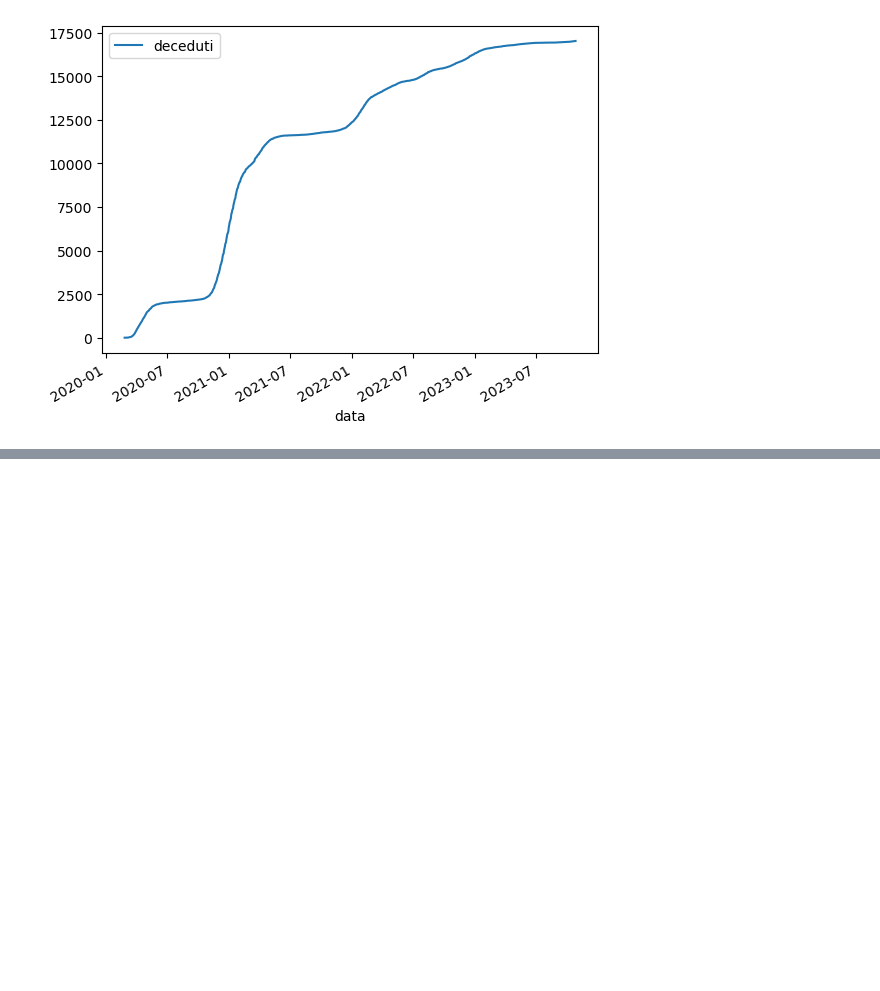
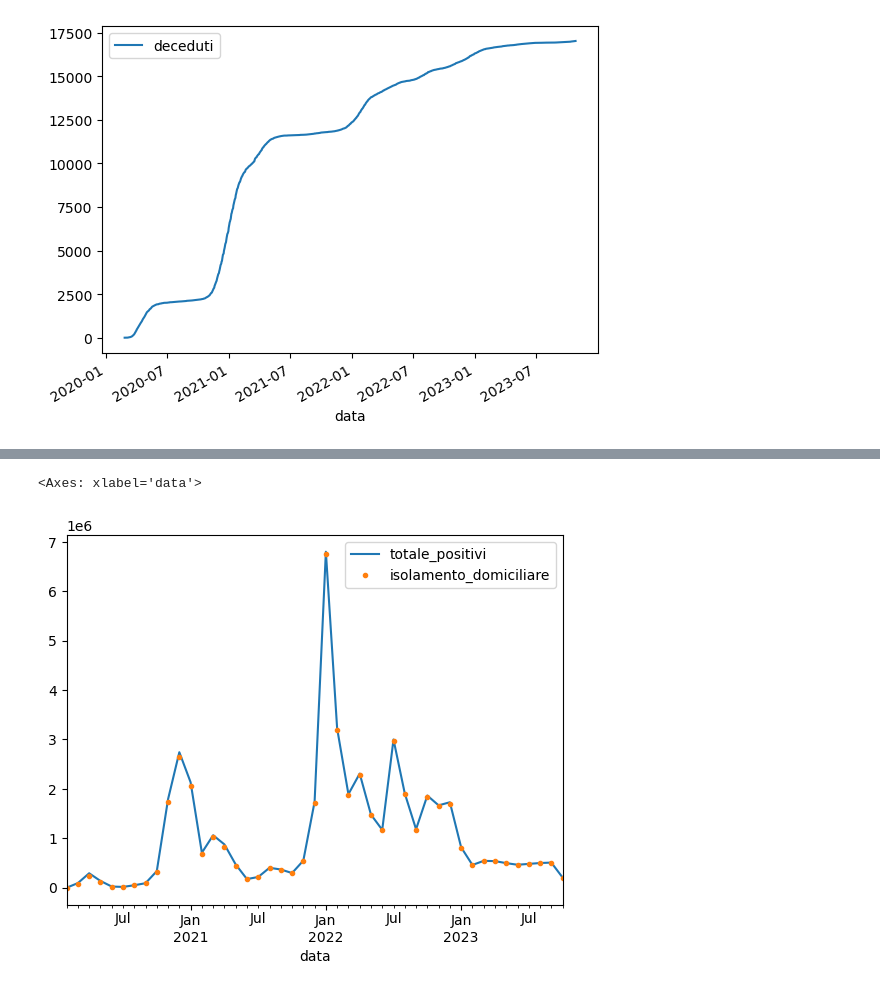
Before and after one commit to giofas02/Tmrd, a Jupyter notebook: Coviddi-checkpoint.ipynb, the cells around one changed output, grey strips where cells are left out. Saved outputs shown, nothing was run; the diff lists cells and outputs as text; code cells hidden in the pictures; blank space fills up the shorter version.

```diff
--- a/Coviddi-checkpoint.ipynb
+++ b/Coviddi-checkpoint.ipynb
@@ -137,0 +146,6 @@ datiVeneto3.plot()
+# %%
+datiVeneto1monthly = datiVeneto1.resample('M').sum()
+datiVeneto1monthly.plot(style = ['-','.'])
+# %% [output]
+<Axes: xlabel='data'>
+[figure, added]
```
Also changed, not shown: parts of 5 cells of this notebook.
